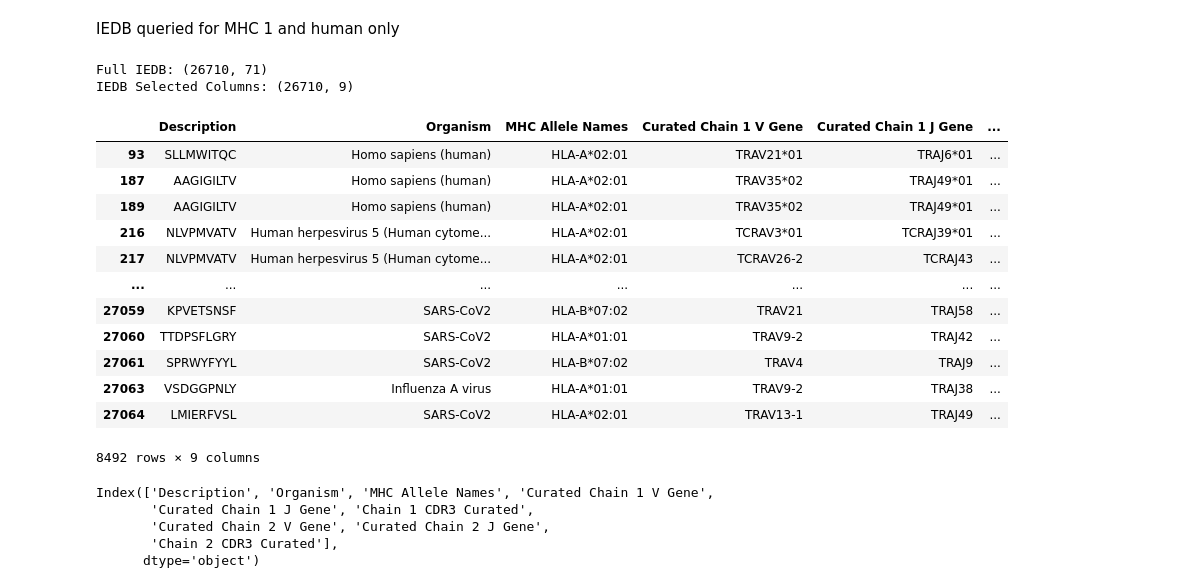
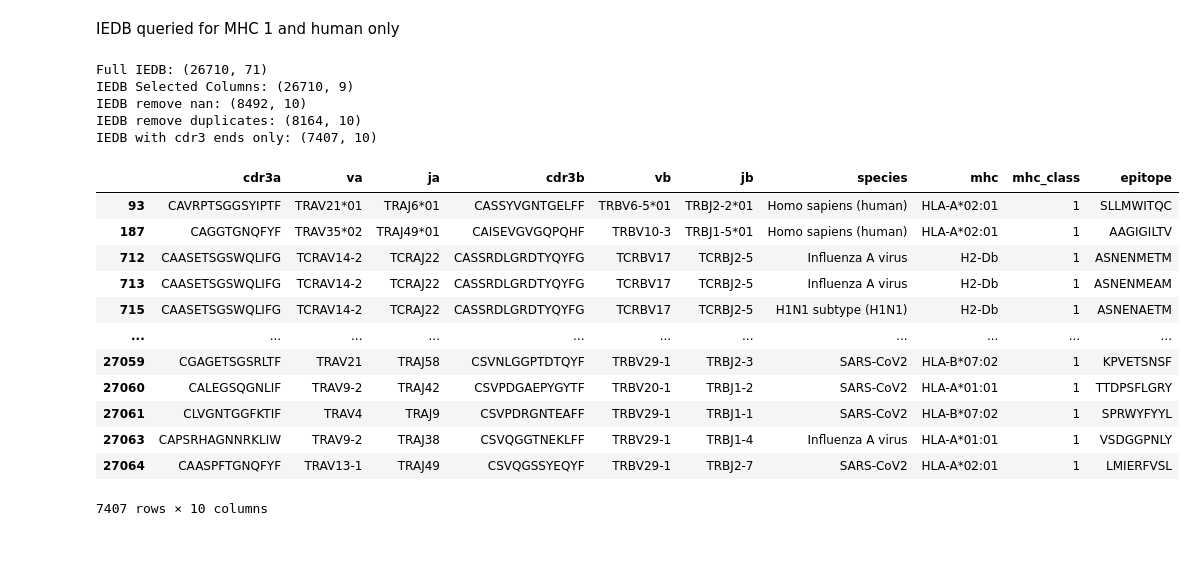
Before and after one commit to jgbrasier/tcrpmhc-binding, a Jupyter notebook: dataprep.ipynb, the cells around one changed output. Drawn from its saved outputs; the diff is of its cells as text; code cells hidden in the pictures; blank space fills up the shorter version.

```diff
--- a/dataprep.ipynb
+++ b/dataprep.ipynb
@@ -76,41 +84,47 @@ IEDB queried for MHC 1 and human only
 # %%
 subset = ['Chain 1 CDR3 Curated', 'Chain 2 CDR3 Curated']
 iedb = iedb_raw.dropna(subset=subset)
 iedb = iedb.astype('str')
 print("Full IEDB:", iedb.shape)
 
 iedb_base_cols = ['Group Receptor ID', 'Receptor ID', 'Description', 'Organism', 'MHC Allele Names']
 
 iedb_cols = [col for col in iedb.columns if "Curated" in col and ("CDR3" in col or "V" in col or "J" in col)]
 iedb_cols = ['Description', 'Organism', 'MHC Allele Names', 'Curated Chain 1 V Gene', 'Curated Chain 1 J Gene', 'Chain 1 CDR3 Curated',
             'Curated Chain 2 V Gene','Curated Chain 2 J Gene', 'Chain 2 CDR3 Curated']
 iedb = iedb[iedb_cols]
 print("IEDB Selected Columns:", iedb.shape)
 
 iedb = iedb.replace('nan', np.nan)
 iedb = iedb.dropna()
+iedb.columns = ['epitope', 'species', 'mhc', 'va', 'ja', 'cdr3a', 'vb', 'jb', 'cdr3b']
+iedb['mhc_class'] = 1
+iedb = iedb[vdjdb.columns]
+print('IEDB remove nan:', iedb.shape)
+iedb = iedb.drop_duplicates()
+print('IEDB remove duplicates:', iedb.shape)
+
+# we need the CDR3 ends for 3D generation, one way to get this is to check if the sequence starts with C
+iedb = iedb[iedb['cdr3a'].str.startswith('C')]
+iedb = iedb[iedb['cdr3b'].str.startswith('C')]
+print('IEDB with cdr3 ends only:', iedb.shape)
 iedb
 # %% [output]
 Full IEDB: (26710, 71)
 IEDB Selected Columns: (26710, 9)
+IEDB remove nan: (8492, 10)
+IEDB remove duplicates: (8164, 10)
+IEDB with cdr3 ends only: (7407, 10)
-|  | Description | Organism | MHC Allele Names | Curated Chain 1 V Gene | Curated Chain 1 J Gene | ... |
-| 93 | SLLMWITQC | Homo sapiens (human) | HLA-A*02:01 | TRAV21*01 | TRAJ6*01 | ... |
-| 187 | AAGIGILTV | Homo sapiens (human) | HLA-A*02:01 | TRAV35*02 | TRAJ49*01 | ... |
-| 189 | AAGIGILTV | Homo sapiens (human) | HLA-A*02:01 | TRAV35*02 | TRAJ49*01 | ... |
-| 216 | NLVPMVATV | Human herpesvirus 5 (Human cytome... | HLA-A*02:01 | TCRAV3*01 | TCRAJ39*01 | ... |
-| 217 | NLVPMVATV | Human herpesvirus 5 (Human cytome... | HLA-A*02:01 | TCRAV26-2 | TCRAJ43 | ... |
-| ... | ... | ... | ... | ... | ... | ... |
-| 27059 | KPVETSNSF | SARS-CoV2 | HLA-B*07:02 | TRAV21 | TRAJ58 | ... |
-| 27060 | TTDPSFLGRY | SARS-CoV2 | HLA-A*01:01 | TRAV9-2 | TRAJ42 | ... |
-| 27061 | SPRWYFYYL | SARS-CoV2 | HLA-B*07:02 | TRAV4 | TRAJ9 | ... |
-| 27063 | VSDGGPNLY | Influenza A virus | HLA-A*01:01 | TRAV9-2 | TRAJ38 | ... |
-| 27064 | LMIERFVSL | SARS-CoV2 | HLA-A*02:01 | TRAV13-1 | TRAJ49 | ... |
+|  | cdr3a | va | ja | cdr3b | vb | jb | species | mhc | mhc_class | epitope |
+| 93 | CAVRPTSGGSYIPTF | TRAV21*01 | TRAJ6*01 | CASSYVGNTGELFF | TRBV6-5*01 | TRBJ2-2*01 | Homo sapiens (human) | HLA-A*02:01 | 1 | SLLMWITQC |
+| 187 | CAGGTGNQFYF | TRAV35*02 | TRAJ49*01 | CAISEVGVGQPQHF | TRBV10-3 | TRBJ1-5*01 | Homo sapiens (human) | HLA-A*02:01 | 1 | AAGIGILTV |
+| 712 | CAASETSGSWQLIFG | TCRAV14-2 | TCRAJ22 | CASSRDLGRDTYQYFG | TCRBV17 | TCRBJ2-5 | Influenza A virus | H2-Db | 1 | ASNENMETM |
+| 713 | CAASETSGSWQLIFG | TCRAV14-2 | TCRAJ22 | CASSRDLGRDTYQYFG | TCRBV17 | TCRBJ2-5 | Influenza A virus | H2-Db | 1 | ASNENMEAM |
+| 715 | CAASETSGSWQLIFG | TCRAV14-2 | TCRAJ22 | CASSRDLGRDTYQYFG | TCRBV17 | TCRBJ2-5 | H1N1 subtype (H1N1) | H2-Db | 1 | ASNENAETM |
+| ... | ... | ... | ... | ... | ... | ... | ... | ... | ... | ... |
+| 27059 | CGAGETSGSRLTF | TRAV21 | TRAJ58 | CSVNLGGPTDTQYF | TRBV29-1 | TRBJ2-3 | SARS-CoV2 | HLA-B*07:02 | 1 | KPVETSNSF |
+| 27060 | CALEGSQGNLIF | TRAV9-2 | TRAJ42 | CSVPDGAEPYGYTF | TRBV20-1 | TRBJ1-2 | SARS-CoV2 | HLA-A*01:01 | 1 | TTDPSFLGRY |
+| 27061 | CLVGNTGGFKTIF | TRAV4 | TRAJ9 | CSVPDRGNTEAFF | TRBV29-1 | TRBJ1-1 | SARS-CoV2 | HLA-B*07:02 | 1 | SPRWYFYYL |
+| 27063 | CAPSRHAGNNRKLIW | TRAV9-2 | TRAJ38 | CSVQGGTNEKLFF | TRBV29-1 | TRBJ1-4 | Influenza A virus | HLA-A*01:01 | 1 | VSDGGPNLY |
+| 27064 | CAASPFTGNQFYF | TRAV13-1 | TRAJ49 | CSVQGSSYEQYF | TRBV29-1 | TRBJ2-7 | SARS-CoV2 | HLA-A*02:01 | 1 | LMIERFVSL |
-8492 rows × 9 columns
+7407 rows × 10 columns
-# %%
-iedb.columns
-# %% [output]
-Index(['Description', 'Organism', 'MHC Allele Names', 'Curated Chain 1 V Gene',
-       'Curated Chain 1 J Gene', 'Chain 1 CDR3 Curated',
-       'Curated Chain 2 V Gene', 'Curated Chain 2 J Gene',
-       'Chain 2 CDR3 Curated'],
-      dtype='object')
```
Also changed, not shown: parts of 10 cells of this notebook, 1 other file.
